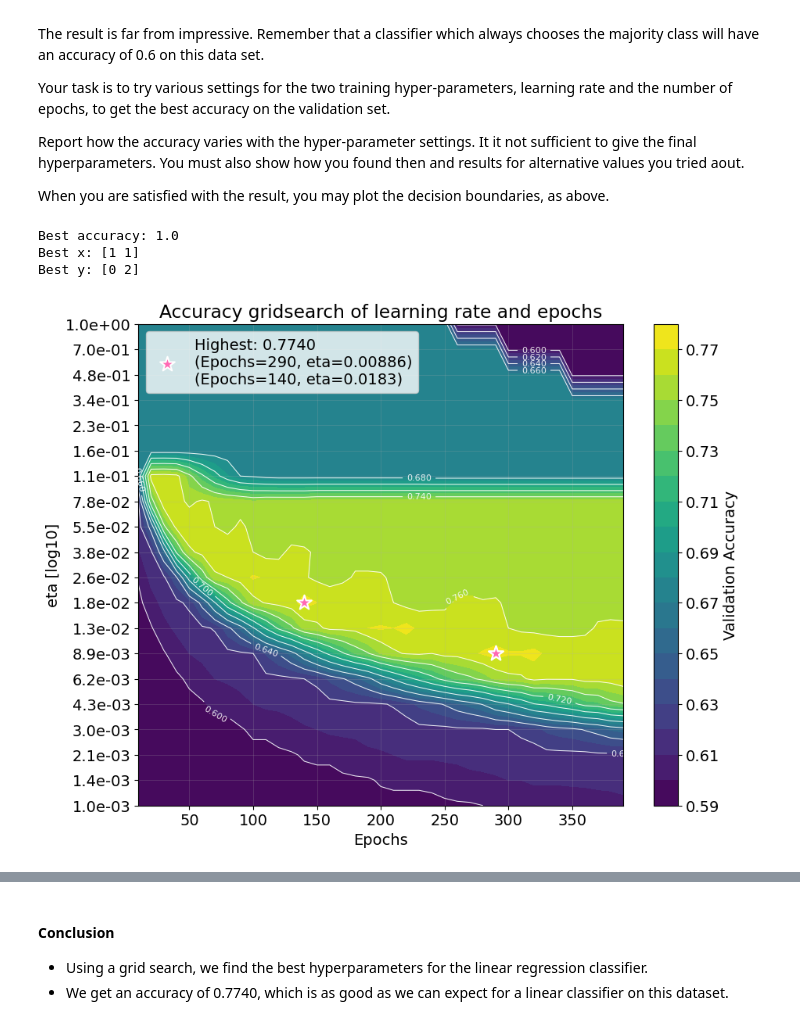
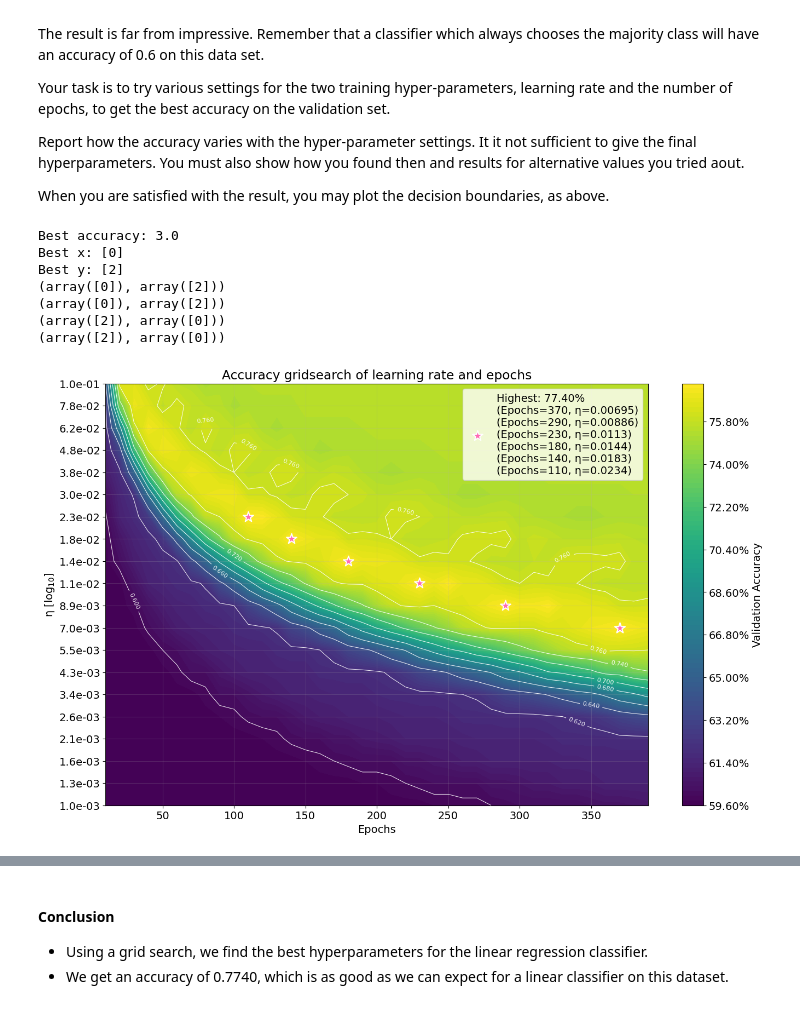
Before and after one commit to Oskar-Idland/IN4050-Introduction-to-Artificial-Intelligence-and-Machinelearing, a Jupyter notebook: Oblig2/in3050_in4050_2025_assignment_2.ipynb, the cells around one changed output, grey strips where cells are left out. Saved outputs shown, nothing was run; the diff lists cells and outputs as text; code cells hidden in the pictures.

Commit message:
Fix grid search and accuracy plots.

```diff
--- a/Oblig2/in3050_in4050_2025_assignment_2.ipynb
+++ b/Oblig2/in3050_in4050_2025_assignment_2.ipynb
@@ -52,13 +52,15 @@ If anything is unclear, do not hesitate to ask. Also, if you think some assumpti
 # %% [markdown]
 ## Imports
 # %%
+import sklearn # This is only to generate a dataset
+import matplotlib
 import numpy as np
+from tqdm import tqdm
+from typing import Literal
 import matplotlib.pyplot as plt
-import sklearn # This is only to generate a dataset
-from tqdm import tqdm
-
-import matplotlib
-matplotlib.rcParams.update({'font.size': 14, 'figure.figsize': (10, 8)})
+from joblib import Parallel, delayed
+from matplotlib.ticker import FuncFormatter
+matplotlib.rcParams.update({'font.size': 14, 'figure.figsize': (16, 10)})
 # %% [markdown]
 ## Datasets
 # %% [markdown]
@@ -337,19 +340,29 @@ def sort_optimal_hyperparameters(optimal_array1, optimal_array2, descending=Fals
 # %%
-x_array = np.array([0, 1])
+x_array = np.array([1, 0])
 y_array = np.array([0, 1, 2])
 
-acc = np.array([[0.5, 1.0],
+acc = np.array([[1,     1],
                 [0.7, 0.8],
-                [0.9, 1.0]])
+                [0.9,   3]])
 best_accuracy, best_x, best_y = optimal_hyperparameters(acc, x_array, y_array)
 
 print(f'Best accuracy: {best_accuracy}')
 print(f'Best x: {best_x}')
 print(f'Best y: {best_y}')
+
+print(sort_optimal_hyperparameters(best_x, best_y))
+print(sort_optimal_hyperparameters(best_x, best_y, descending=True))
+
+print(sort_optimal_hyperparameters(best_y, best_x))
+print(sort_optimal_hyperparameters(best_y, best_x, descending=True))
 # %% [output]
-Best accuracy: 1.0
-Best x: [1 1]
-Best y: [0 2]
+Best accuracy: 3.0
+Best x: [0]
+Best y: [2]
+(array([0]), array([2]))
+(array([0]), array([2]))
+(array([2]), array([0]))
+(array([2]), array([0]))
 # %%
 def plot_grid_search(accuracies: np.ndarray, x_array: np.ndarray, y_array: np.ndarray, labels: tuple[str, str], logx: bool = False, logy: bool = False) -> plt.Figure:
     '''
@@ -390,8 +403,8 @@ def plot_grid_search(accuracies: np.ndarray, x_array: np.ndarray, y_array: np.nd
     XX, YY = np.meshgrid(scale_x(x_array), scale_y(y_array))
 
     # Contour plot
-    contour = plt.contourf(XX, YY, accuracies, levels=20)
-    plt.colorbar(contour, label='Validation Accuracy')
+    contour = plt.contourf(XX, YY, accuracies, levels=len(np.unique(accuracies).ravel()), cmap='viridis')
+    plt.colorbar(contour, label='Validation Accuracy', format=FuncFormatter('{:.2%}'.format))
 
     # Contour lines
     contour_lines = plt.contour(XX, YY, accuracies, 10, colors='white', linewidths=0.75, alpha=0.9)
@@ -408,7 +421,7 @@ def plot_grid_search(accuracies: np.ndarray, x_array: np.ndarray, y_array: np.nd
     # Plotting the first set of best hyperparameters with labels
     plt.scatter(scale_x(x), scale_y(y), color='hotpink', s=200, marker='*',
             edgecolors='white', linewidths=1.5, zorder=5,
-            label=f'Highest: {best_accuracy:.4f}' + parameter_str)
+            label=f'Highest: {best_accuracy:.2%}' + parameter_str)
 
     # Plotting the rest of the best hyperparameters
     for param1, param2, in zip(best_param1, best_param2):
@@ -416,8 +429,8 @@ def plot_grid_search(accuracies: np.ndarray, x_array: np.ndarray, y_array: np.nd
                 edgecolors='white', linewidths=1.5, zorder=5)
 
     # Labels
-    plt.xlabel(labels[0] + " [log10]"*logx)
-    plt.ylabel(labels[1] + " [log10]"*logy)
+    plt.xlabel(labels[0] + r" [log$_{10}$]"*logx)
+    plt.ylabel(labels[1] + r" [log$_{10}$]"*logy)
 
     # y-tick formatting
     if logx:
@@ -438,21 +451,21 @@ start = 10
 stop = 400
 step = 10
 n_x = (stop - start) // step
-epochs = np.arange(start, stop, step)
+epochs = np.arange(start, stop, step, dtype=int)
 
 n_y = 20
-learning_rates = np.logspace(-3, 0, n_y)
+learning_rates = np.logspace(-3, -1, n_y)
 
-grid_params = {'lr': learning_rates, 'epochs': epochs}
+grid_params = {'epochs': epochs, 'lr': learning_rates}
 
 cl = NumpyLinRegClass()
 accuracies = grid_search(X_train, t2_train, X_val, t2_val, cl, grid_params)
 # %%
-fig = plot_grid_search(accuracies, epochs, learning_rates, labels=('Epochs', 'eta'), logy=True)
+fig = plot_grid_search(accuracies, epochs, learning_rates, labels=('Epochs', 'η'), logy=True)
 plt.title('Accuracy gridsearch of learning rate and epochs')
 plt.show()
 # %% [output]
-[figure, old version]
+[figure, new version]
 # %%
 best_accuracy, best_epochs, best_lrs = optimal_hyperparameters(accuracies, epochs, learning_rates)
 
```
Also changed, not shown: parts of 15 cells of this notebook.
